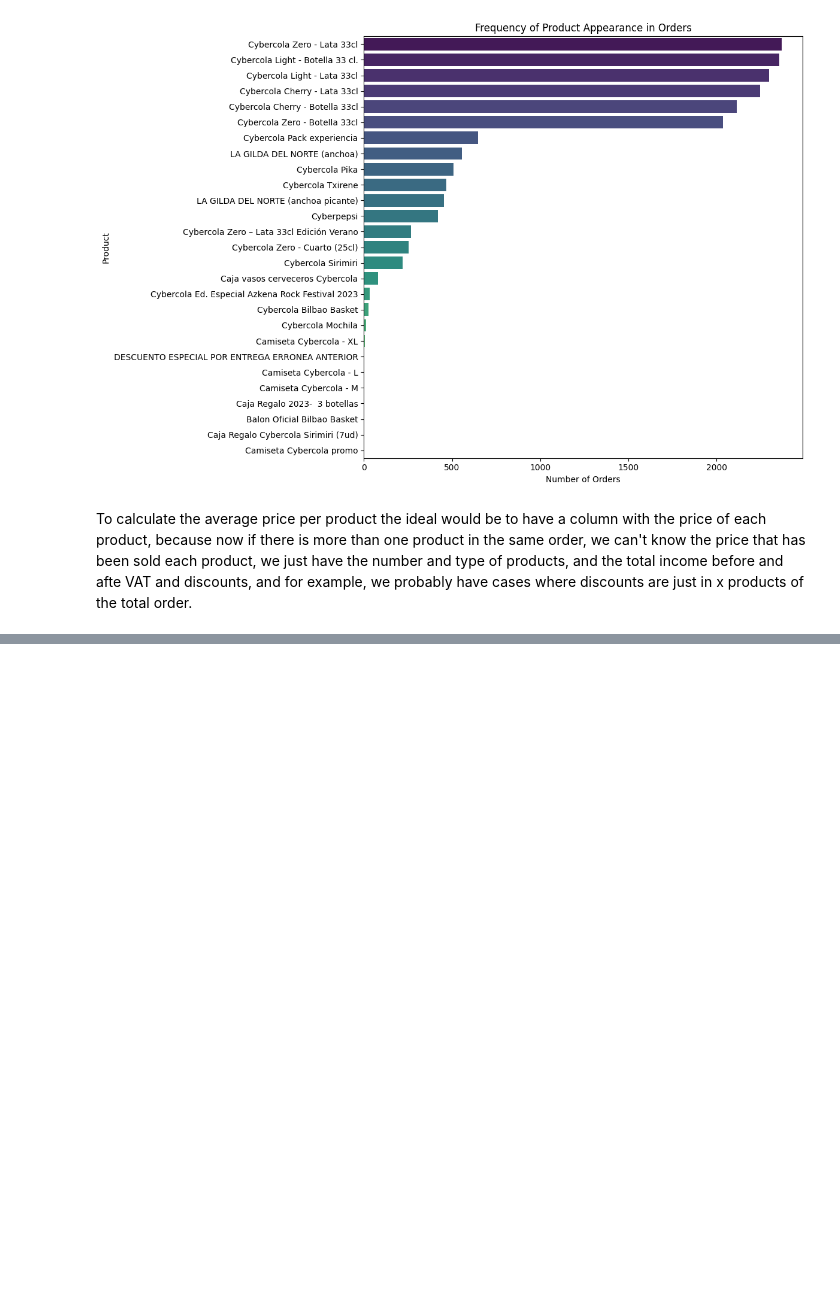
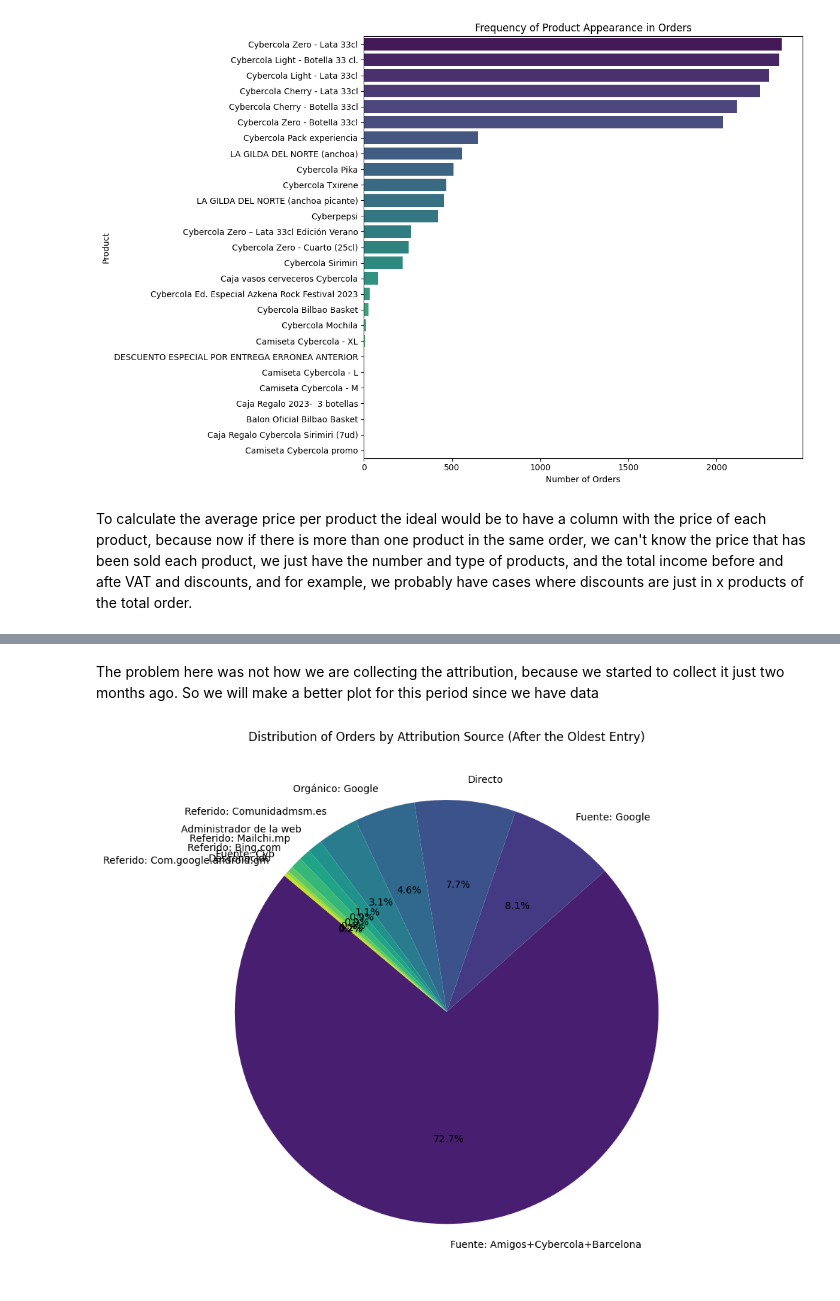
Before and after one commit to enricchust/entrevista_cyberclick, a Jupyter notebook: main.ipynb, the cells around one changed output, grey strips where cells are left out. Saved outputs shown, nothing was run; the diff lists cells and outputs as text; code cells hidden in the pictures; blank space fills up the shorter version.

```diff
--- a/main.ipynb
+++ b/main.ipynb
@@ -473,0 +551,21 @@ Finally we would add them to the list and calculate the average selling price
+# %% [markdown]
+The problem here was not how we are collecting the attribution, because we started to collect it just two months ago. So we will make a better plot for this period since we have data
+# %%
+# Find the oldest date from the previous result
+oldest_date = oldest_entry['Fecha'].iloc[0]
+
+# Filter the DataFrame to include only entries newer than the oldest date
+df_filtered_recent = df_cleaned[df_cleaned['Fecha'] > oldest_date]
+
+# Count the attribution sources, including 'Desconocido'
+attribution_counts_recent = df_filtered_recent['Atribución'].value_counts().reset_index()
+attribution_counts_recent.columns = ['Atribución', 'Count']
+
+# Plot the pie chart including 'Desconocido'
+plt.figure(figsize=(10, 8))
+plt.pie(attribution_counts_recent['Count'], labels=attribution_counts_recent['Atribución'], autopct='%1.1f%%', startangle=140, colors=sns.color_palette('viridis', len(attribution_counts_recent)))
+plt.title('Distribution of Orders by Attribution Source (After the Oldest Entry)')
+plt.tight_layout()
+plt.show()
+# %% [output]
+[figure, added]
```
Also changed, not shown: parts of 28 cells of this notebook, 1 other file.
